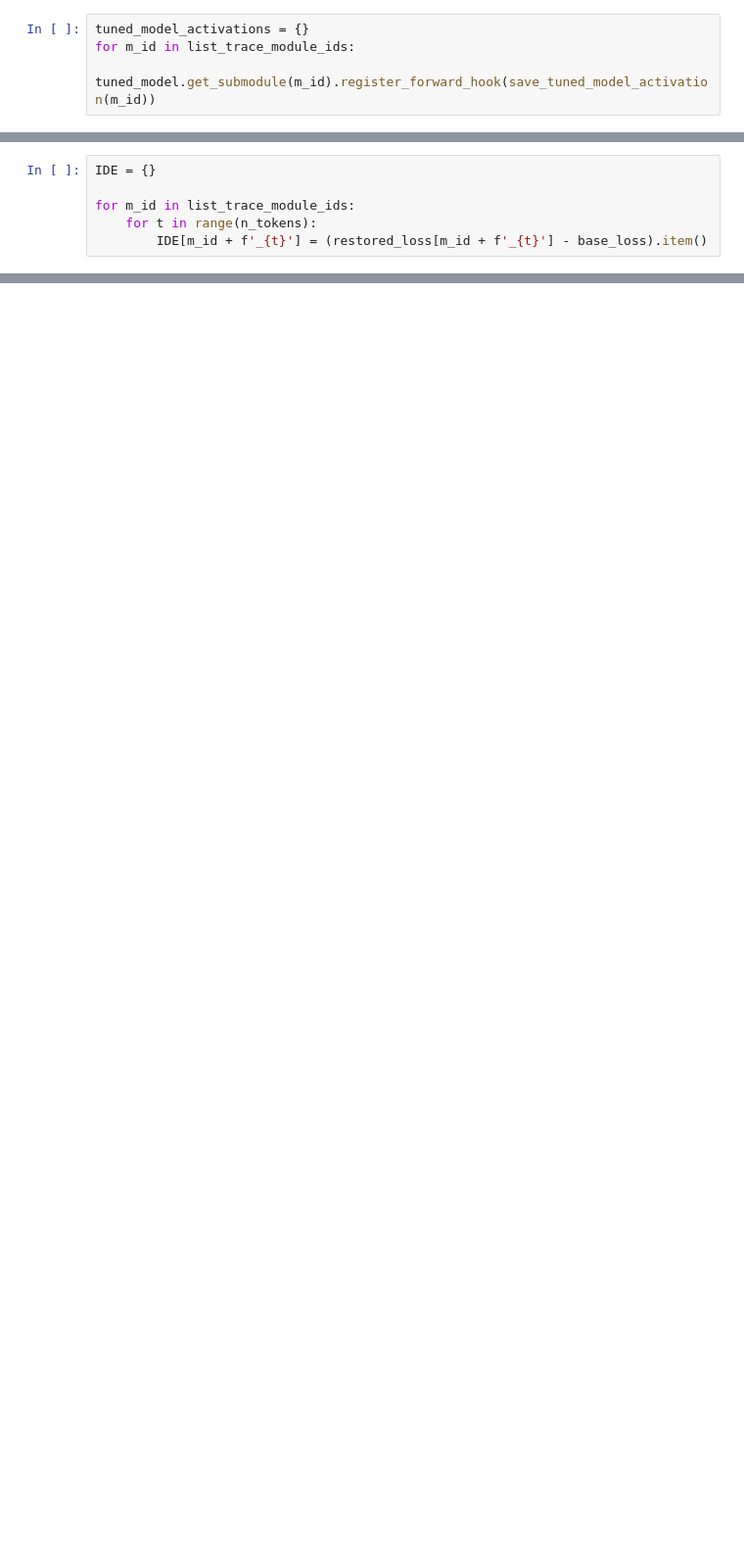
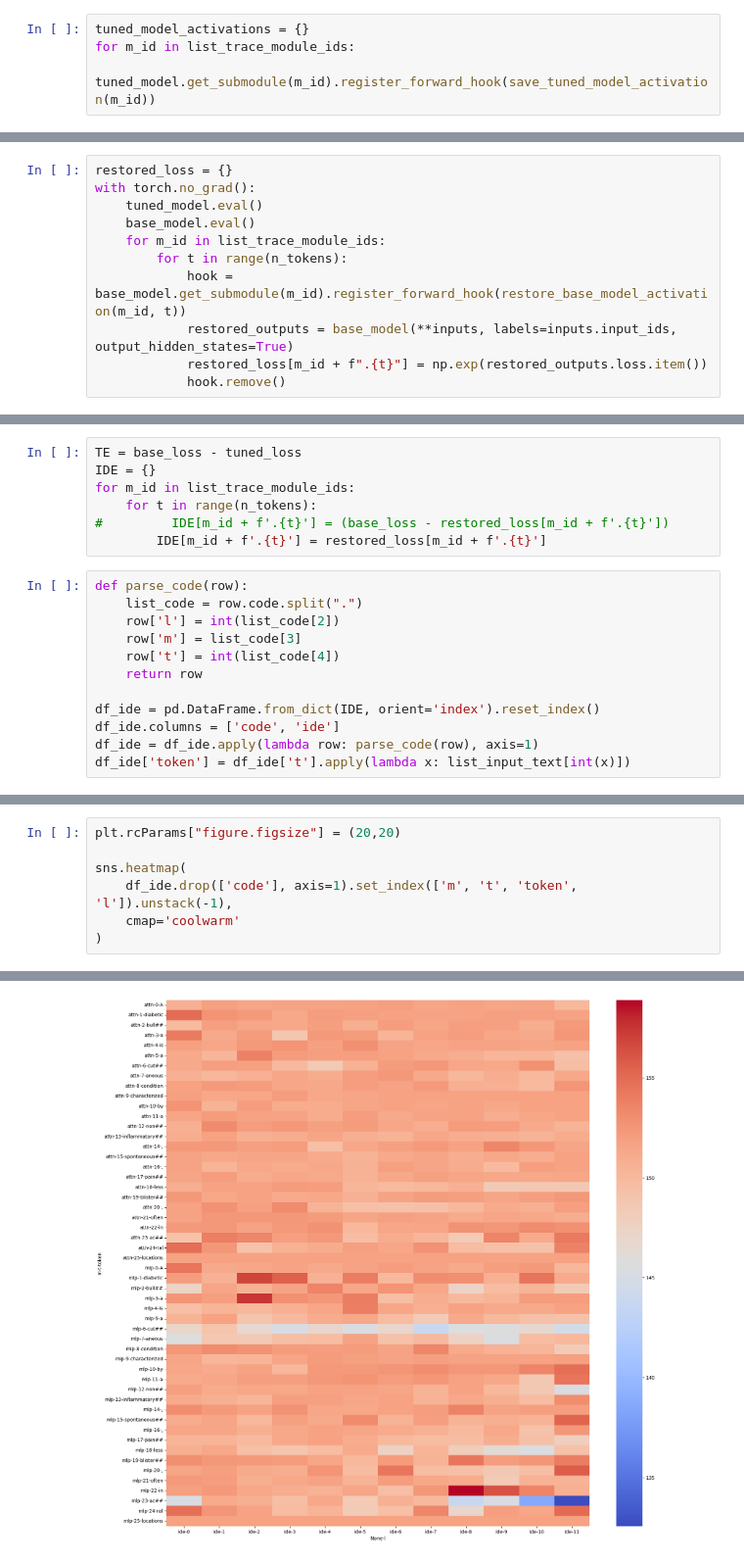
Before and after one commit to joonable/domain_adaptation_m2d2, a Jupyter notebook: 230518_causal_tracing_v1.ipynb, the cells around one changed output, grey strips where cells are left out. Shown at 98% size. Drawn from its saved outputs; the diff is of its cells as text; blank space fills up the shorter version.

```diff
--- a/230518_causal_tracing_v1.ipynb
+++ b/230518_causal_tracing_v1.ipynb
@@ -141,6 +112,0 @@ TE = tuned_loss - base_loss
-# %%
-IDE = {}
-
-for m_id in list_trace_module_ids:
-    for t in range(n_tokens):
-        IDE[m_id + f'_{t}'] = (restored_loss[m_id + f'_{t}'] - base_loss).item()
@@ -401,0 +133,11 @@ outputs['past_key_values'][0]
+# %%
+restored_loss = {}
+with torch.no_grad():
+    tuned_model.eval()
+    base_model.eval()
+    for m_id in list_trace_module_ids:
+        for t in range(n_tokens):
+            hook = base_model.get_submodule(m_id).register_forward_hook(restore_base_model_activation(m_id, t))
+            restored_outputs = base_model(**inputs, labels=inputs.input_ids, output_hidden_states=True)
+            restored_loss[m_id + f".{t}"] = np.exp(restored_outputs.loss.item())
+            hook.remove()
@@ -401,0 +163,19 @@ outputs['past_key_values'][0]
+# %%
+TE = base_loss - tuned_loss
+IDE = {}
+for m_id in list_trace_module_ids:
+    for t in range(n_tokens):
+#         IDE[m_id + f'.{t}'] = (base_loss - restored_loss[m_id + f'.{t}'])
+        IDE[m_id + f'.{t}'] = restored_loss[m_id + f'.{t}']
+# %%
+def parse_code(row):
+    list_code = row.code.split(".")
+    row['l'] = int(list_code[2])
+    row['m'] = list_code[3]
+    row['t'] = int(list_code[4])
+    return row
+
+df_ide = pd.DataFrame.from_dict(IDE, orient='index').reset_index()
+df_ide.columns = ['code', 'ide']
+df_ide = df_ide.apply(lambda row: parse_code(row), axis=1)
+df_ide['token'] = df_ide['t'].apply(lambda x: list_input_text[int(x)])
@@ -401,0 +184,8 @@ outputs['past_key_values'][0]
+# %%
+plt.rcParams["figure.figsize"] = (20,20)
+
+sns.heatmap(
+    df_ide.drop(['code'], axis=1).set_index(['m', 't', 'token', 'l']).unstack(-1),
+    cmap='coolwarm'
+)
+# %% [output]
@@ -401,0 +193 @@ outputs['past_key_values'][0]
+[figure, added]
```
Also changed, not shown: parts of 77 cells of this notebook.
